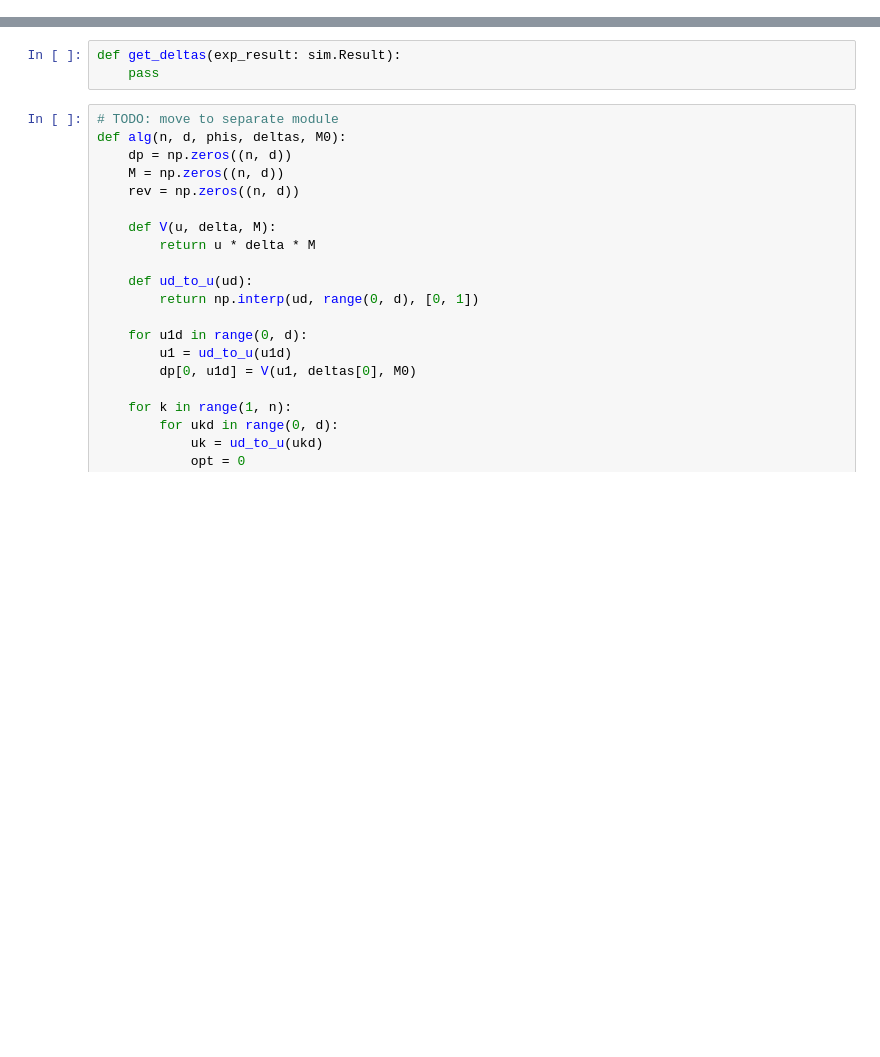
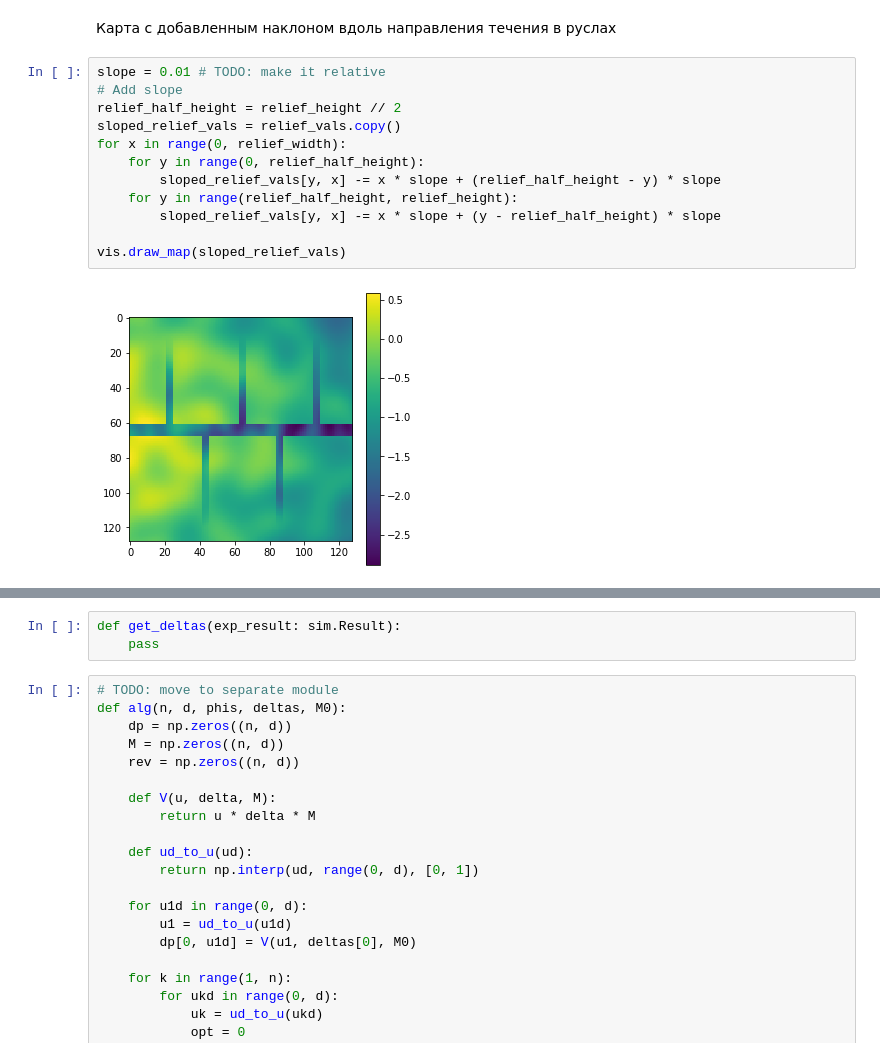
Before and after one commit to horseunnamed/hydro-control-research, a Jupyter notebook: tree-sturcture-rivers.ipynb, the cells around one changed output, grey strips where cells are left out. Cells and saved outputs as stored; diff of their text form; blank space fills up the shorter version.

```diff
--- a/tree-sturcture-rivers.ipynb
+++ b/tree-sturcture-rivers.ipynb
@@ -48,0 +65,16 @@ vis.draw_map(relief_vals)
+# %% [markdown]
+Карта с добавленным наклоном вдоль направления течения в руслах
+# %%
+slope = 0.01 # TODO: make it relative
+# Add slope
+relief_half_height = relief_height // 2
+sloped_relief_vals = relief_vals.copy()
+for x in range(0, relief_width):
+    for y in range(0, relief_half_height):
+        sloped_relief_vals[y, x] -= x * slope + (relief_half_height - y) * slope
+    for y in range(relief_half_height, relief_height):
+        sloped_relief_vals[y, x] -= x * slope + (y - relief_half_height) * slope
+
+vis.draw_map(sloped_relief_vals)
+# %% [output]
+[figure, added]
```
Also changed, not shown: parts of 6 cells of this notebook, 3 other files.
